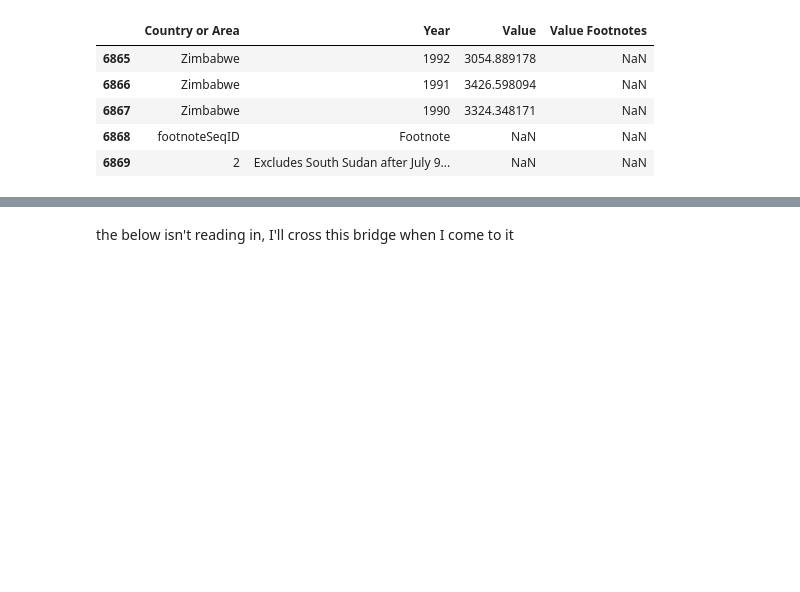
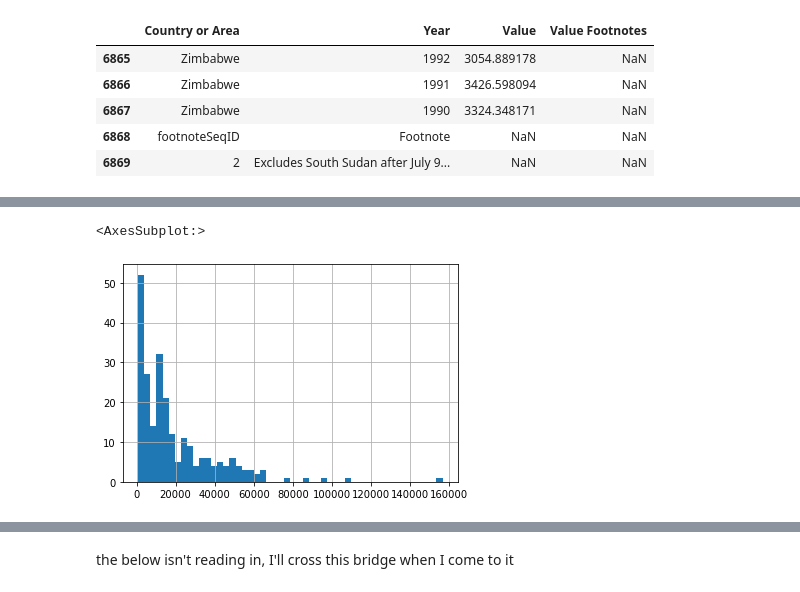
Before and after one commit to nss-data-science-cohort-5/un_exploration-jcrando, a Jupyter notebook: notebooks/un_exploration-.ipynb, the cells around one changed output, grey strips where cells are left out. Cells and saved outputs as stored; diff of their text form; code cells hidden in the pictures; blank space fills up the shorter version.

```diff
--- a/notebooks/un_exploration-.ipynb
+++ b/notebooks/un_exploration-.ipynb
@@ -36,0 +51,2 @@ KeyError: "['6868' '6869'] not found in axis"
+# %%
+gdp_df= gdp_df.drop(columns=['Value Footnotes'])
@@ -36,0 +64,2 @@ KeyError: "['6868' '6869'] not found in axis"
+# %%
+gdp_df.columns=['Country', 'Year', 'GDP_Per_Capita']
@@ -36,0 +95,2 @@ KeyError: "['6868' '6869'] not found in axis"
+# %%
+gdp_df['Year'] = pd.to_numeric(gdp_df['Year'])
@@ -36,0 +169,2 @@ KeyError: "['6868' '6869'] not found in axis"
+# %%
+gdp_2014=gdp_df[gdp_df['Year']==2014]
@@ -36,0 +204,5 @@ KeyError: "['6868' '6869'] not found in axis"
+# %%
+gdp_2014['GDP_Per_Capita'].hist(bins=50)
+# %% [output]
+<AxesSubplot:>
+[figure, added]
```
Also changed, not shown: parts of 31 cells of this notebook.
